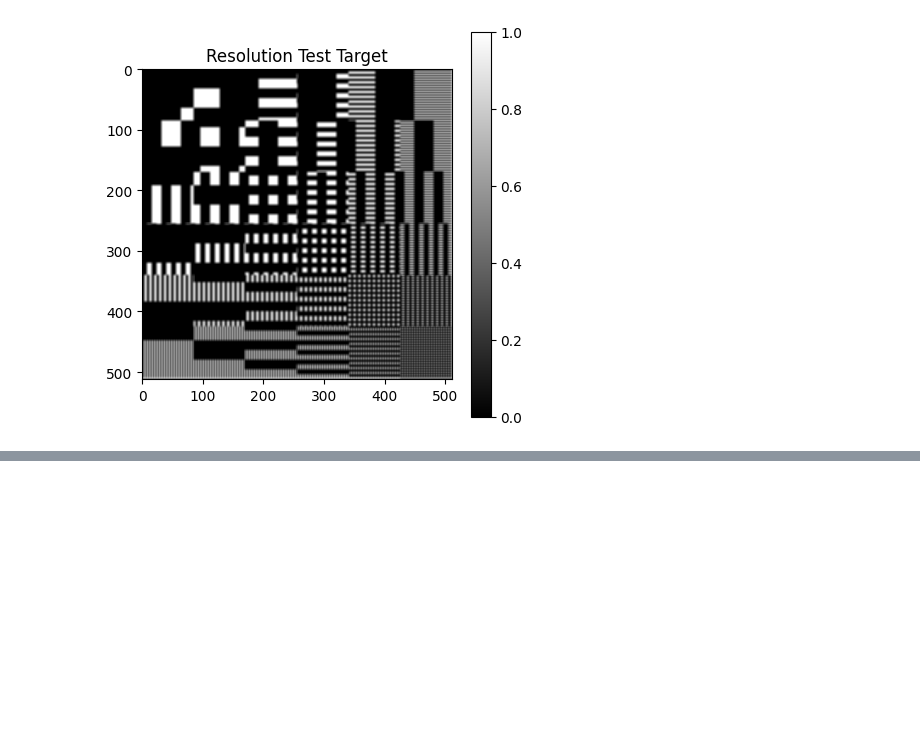
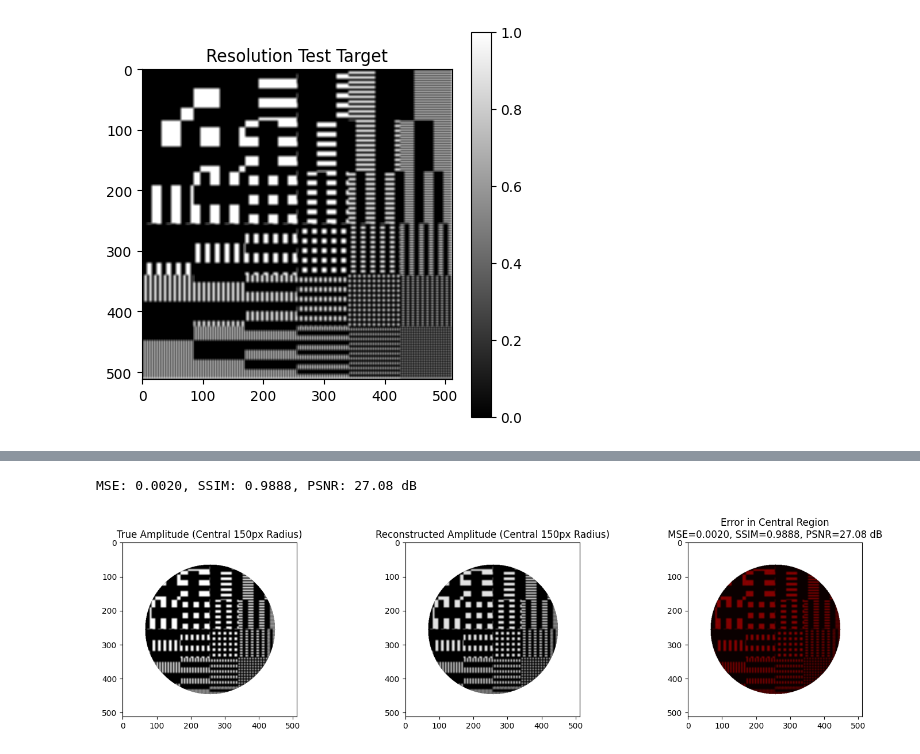
Before and after one commit to blowsummer/ceraflo, a Jupyter notebook: demo.ipynb, the cells around one changed output, grey strips where cells are left out. Saved outputs shown, nothing was run; the diff lists cells and outputs as text; code cells hidden in the pictures; blank space fills up the shorter version.

```diff
--- a/demo.ipynb
+++ b/demo.ipynb
@@ -346,0 +879,61 @@ plt.show()
+# %%
+import numpy as np
+from skimage.metrics import structural_similarity as ssim
+from skimage.metrics import peak_signal_noise_ratio as psnr
+import matplotlib.pyplot as plt
+
+# === Step 1: 幅度图归一化 ===
+true_amp = np.abs(obj_true)
+recon_amp = np.abs(object_est)
+
+true_amp = (true_amp - true_amp.min()) / (true_amp.max() - true_amp.min())
+recon_amp = (recon_amp - recon_amp.min()) / (recon_amp.max() - recon_amp.min())
+
+# === Step 2: 创建圆形 mask，中心为图像中心，半径为 150 像素 ===
+H, W = true_amp.shape
+yy, xx = np.meshgrid(np.arange(H), np.arange(W), indexing='ij')
+center_y, center_x = H // 2, W // 2
+radius = rad
+
+mask = (yy - center_y) ** 2 + (xx - center_x) ** 2 <= radius ** 2
+
+# === Step 3: 提取重建区域的像素 ===
+masked_true = true_amp[mask]
+masked_recon = recon_amp[mask]
+
+# === Step 4: 计算误差指标 ===
+mse_val = np.mean((masked_true - masked_recon) ** 2)
+ssim_val = ssim(masked_true, masked_recon, data_range=1.0)
+psnr_val = psnr(masked_true, masked_recon, data_range=1.0)
+
+print(f"MSE: {mse_val:.4f}, SSIM: {ssim_val:.4f}, PSNR: {psnr_val:.2f} dB")
+
+# === Step 5: 用 NaN 屏蔽非重建区域，用于可视化 ===
+masked_true_full = np.full_like(true_amp, np.nan)
+masked_recon_full = np.full_like(recon_amp, np.nan)
+masked_diff_full = np.full_like(true_amp, np.nan)
+
+masked_true_full[mask] = true_amp[mask]
+masked_recon_full[mask] = recon_amp[mask]
+masked_diff_full[mask] = np.abs(true_amp - recon_amp)[mask]
+
+# === Step 6: 可视化 ===
+plt.figure(figsize=(15, 4))
+
+plt.subplot(131)
+plt.imshow(masked_true_full, cmap='gray', vmin=0, vmax=1)
+plt.title("True Amplitude (Central 150px Radius)")
+
+plt.subplot(132)
+plt.imshow(masked_recon_full, cmap='gray', vmin=0, vmax=1)
+plt.title("Reconstructed Amplitude (Central 150px Radius)")
+
+plt.subplot(133)
+plt.imshow(masked_diff_full, cmap='hot', vmin=0, vmax=0.6)
+plt.title(f"Error in Central Region\nMSE={mse_val:.4f}, SSIM={ssim_val:.4f}, PSNR={psnr_val:.2f} dB")
+
+plt.tight_layout()
+plt.show()
+# %% [output]
+MSE: 0.0020, SSIM: 0.9888, PSNR: 27.08 dB
+[figure, added]
```
Also changed, not shown: parts of 7 cells of this notebook.
